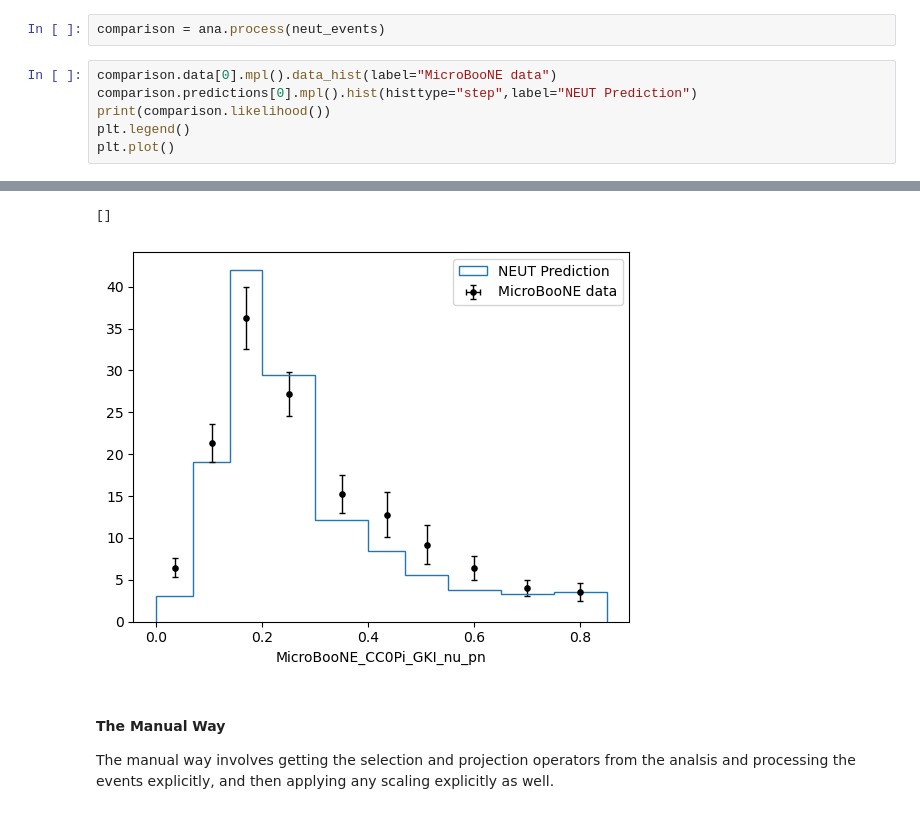
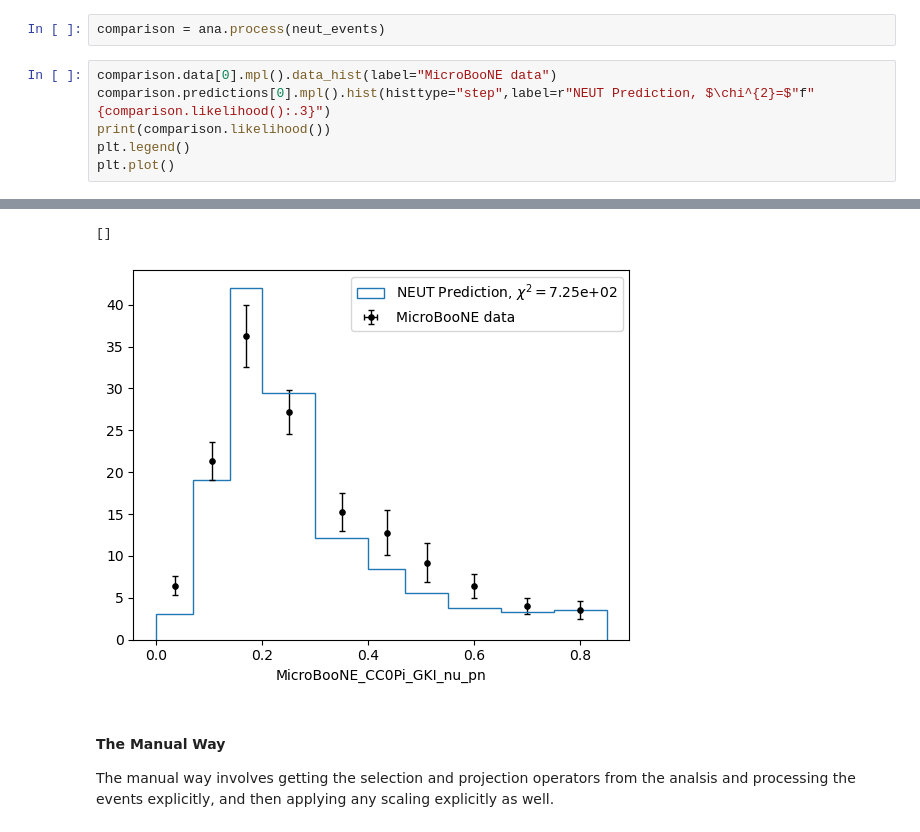
Before and after one commit to NUISANCEMC/nuisance3, a Jupyter notebook: notebooks/NUISANCEHEPDataDemo.ipynb, the cells around one changed output, grey strips where cells are left out. Saved outputs shown, nothing was run; the diff lists cells and outputs as text.

```diff
--- a/notebooks/NUISANCEHEPDataDemo.ipynb
+++ b/notebooks/NUISANCEHEPDataDemo.ipynb
@@ -155,7 +153,7 @@ There are a few methods for building a prediction, more or less manual. The more
 comparison = ana.process(neut_events)
 # %%
 comparison.data[0].mpl().data_hist(label="MicroBooNE data")
-comparison.predictions[0].mpl().hist(histtype="step",label="NEUT Prediction")
+comparison.predictions[0].mpl().hist(histtype="step",label=r"NEUT Prediction, $\chi^{2}=$"f"{comparison.likelihood():.3}")
 print(comparison.likelihood())
 plt.legend()
 plt.plot()
@@ -164,5 +162,5 @@ plt.plot()
 []
-[figure, old version]
+[figure, new version]
 # %% [markdown]
 #### The Manual Way
 
```
Also changed, not shown: parts of 5 cells of this notebook, 14 other files.
